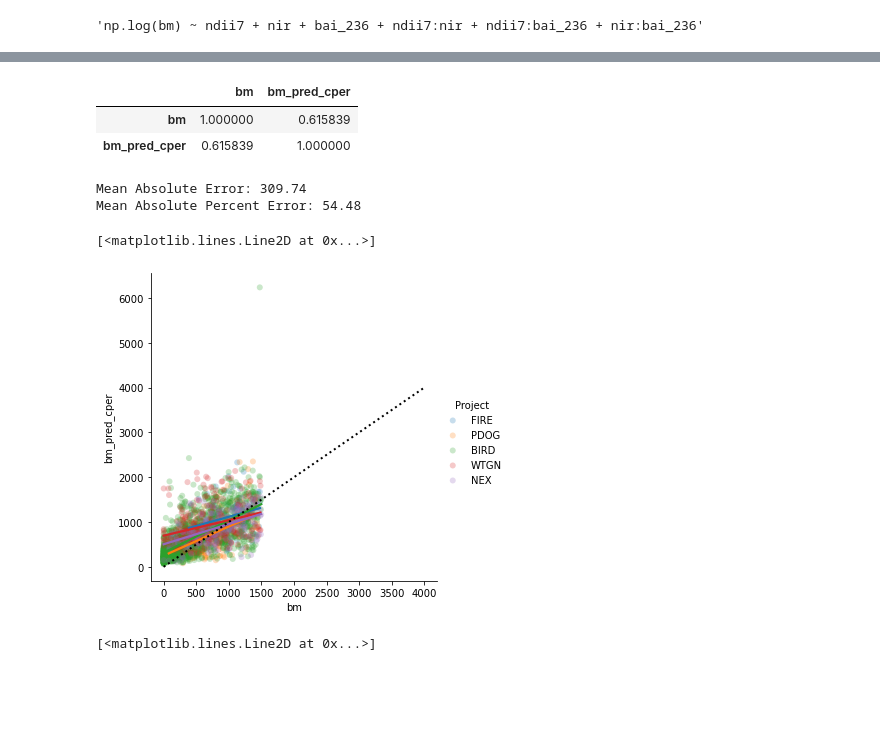
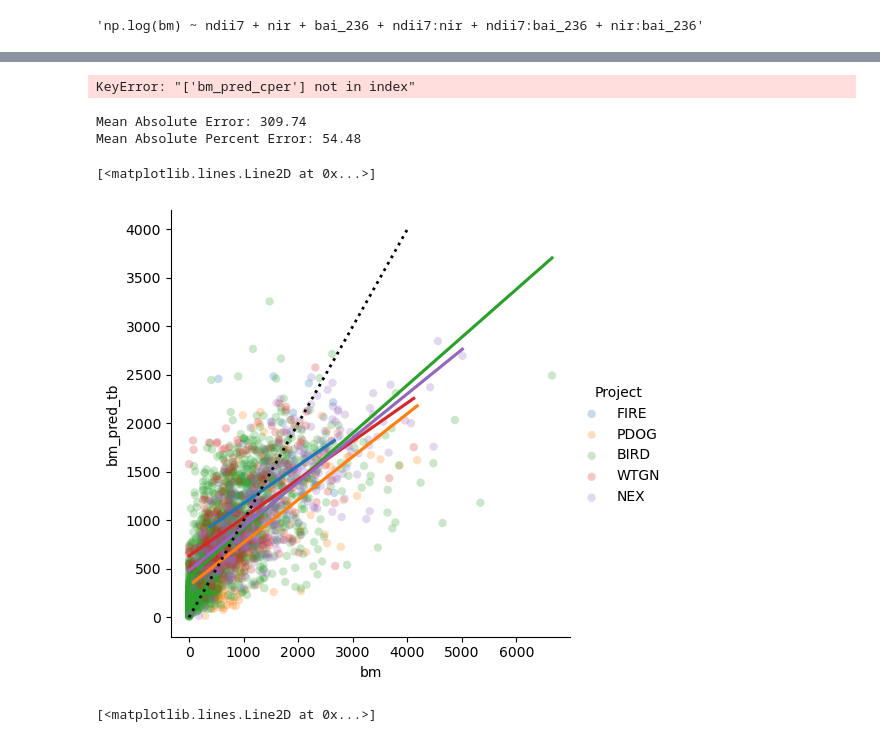
Before and after one commit to kearney-sp/tbng_veg, a Jupyter notebook: tb_bm_modeling.ipynb, the cells around one changed output, grey strips where cells are left out. Saved outputs shown, nothing was run; the diff lists cells and outputs as text; code cells hidden in the pictures; blank space fills up the shorter version.

```diff
--- a/tb_bm_modeling.ipynb
+++ b/tb_bm_modeling.ipynb
@@ -18,7 +18,11 @@ mod_bm = pickle.load(open('models/CPER_HLS_to_VOR_biomass_model_lr_simp.pk', 'rb
 # load csv of ground data with extractions
 df_full = pd.read_csv('data/bm_extract/TB_all_bm.csv', parse_dates=[1])
 df_ext = pd.read_csv('data/bm_extract/TB_all_bm_veg_idxs.csv', parse_dates=[1])
-df = pd.merge(df_full, df_ext[['ID', 'Date'] + var_names], how='left', on=['ID', 'Date'])
+df_soil = pd.read_csv('data/bm_extract/TB_all_bm_soiltexture.csv', parse_dates=[1])
+df = pd.merge(
+    df_full, pd.merge(df_soil[['ID', 'Date', 'AVG_SAND', 'AVG_CLAY', 'texcl']],
+                      df_ext[['ID', 'Date'] + var_names], how='left', on=['ID', 'Date']),
+    how='left', on=['ID', 'Date'])
 df['bm'] = df['bm_gm2'].astype('float') * 10.0
 df['Year'] = df['Date'].dt.year
 
@@ -40,7 +44,7 @@ df['bm'].transform(lambda x: np.power(x, 0.33)).plot.hist()
 method='both'
 
 if method == 'both':
-    df = df.groupby(['ID', 'Date', 'Project', 'gps_E', 'gps_N']).mean().reset_index()
+    df = df.groupby(['ID', 'Date', 'Project', 'gps_E', 'gps_N', 'texcl']).mean().reset_index()
     df.loc[df['bm'] < 0, 'bm'] = 1
 else:
     df = df[df['Method'] == method]
@@ -129,3 +170,5 @@ Explained variation per principal component: [0.63744866 0.2245978  0.07875583]
+# %%
+df['PC1'] = pca_df['PC1']
 # %%
 # remove outliers?
 rem_out = False
@@ -153,9 +191,13 @@ import statsmodels.api as sm
 #df['bm_'] = df['bm_sqrt'].astype('int')
 #lreg_cper_vars = smf.glm(formula='np.power(bm, 0.33) ~ ndii7 + nir + bai_236 + ndii7:nir + ndii7:bai_236 + nir:bai_236', data=df,
 #                        family=sm.families.Poisson()).fit()
-#lreg_cper_vars = smf.ols(formula='np.power(bm, 0.33) ~ ndii7 * nir * bai_236', data=df).fit()
-lreg_cper_vars = smf.glm(formula='bm ~ ndti * swir1 * bai_136', data=df,
+#lreg_cper_vars = smf.ols(formula='np.power(bm, 0.33) ~ ndii7 * nir * bai_236 * texcl', data=df).fit()
+lreg_cper_vars = smf.glm(formula='bm ~ ndti * swir1 * bai_136',
+                         data=df,
                         family=sm.genmod.families.Tweedie(link=sm.genmod.families.links.Power(0.33))).fit()
+#lreg_cper_vars = smf.glm(formula='bm ~ PC1', data=df,
+#                        family=sm.genmod.families.Tweedie(link=sm.genmod.families.links.Power(0.33))).fit()
+
 lreg_cper_vars.summary()
 # %% [output]
 Generalized Linear Model Regression Results
@@ -247,9 +296,7 @@ plt.legend().remove()
 # %%
 display(df[['bm', 'bm_pred_cper']].corr())
 # %% [output]
-|  | bm | bm_pred_cper |
-| bm | 1.000000 | 0.615839 |
-| bm_pred_cper | 0.615839 | 1.000000 |
+KeyError: "['bm_pred_cper'] not in index"
 # %%
 mae = round(np.mean(np.abs(df['bm_pred_cper'] - df['bm'])), 2)
 mape = round(mae/df['bm'].mean() * 100, 2)
@@ -259,12 +306,12 @@ print('Mean Absolute Percent Error: ' + str(mape))
 Mean Absolute Error: 309.74
 Mean Absolute Percent Error: 54.48
 # %%
-sns.lmplot(x='bm', y='bm_pred_cper', hue='Project', data=df, ci=None,
+sns.lmplot(x='bm', y='bm_pred_tb', hue='Project', data=df, ci=None,
            scatter_kws={'alpha':0.25, 'edgecolor':'none'})
 plt.plot([0, 4000], [0, 4000], linewidth=2, c='black', linestyle='dotted')
 # %% [output]
 [<matplotlib.lines.Line2D at 0x...>]
-[figure, old version]
+[figure, new version]
 # %%
 sns.lmplot(x='bm', y='bm_pred_cper', hue='Year', data=df,
            ci=None, scatter_kws={'alpha': 0.25, 'edgecolor':'none'})
```
Also changed, not shown: parts of 18 cells of this notebook, 4 other files.
